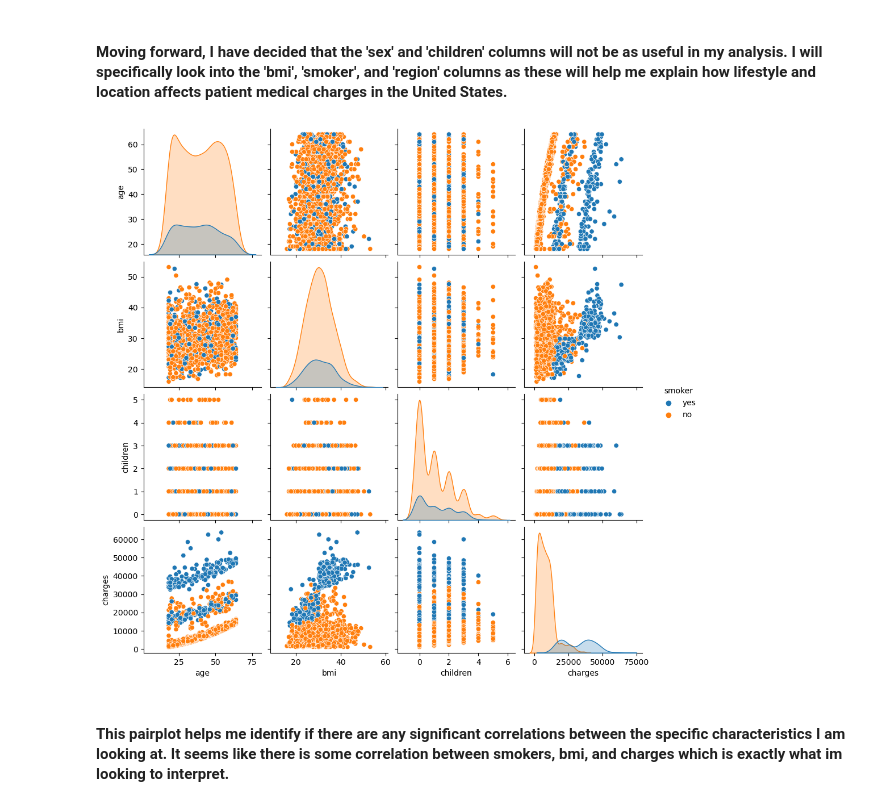
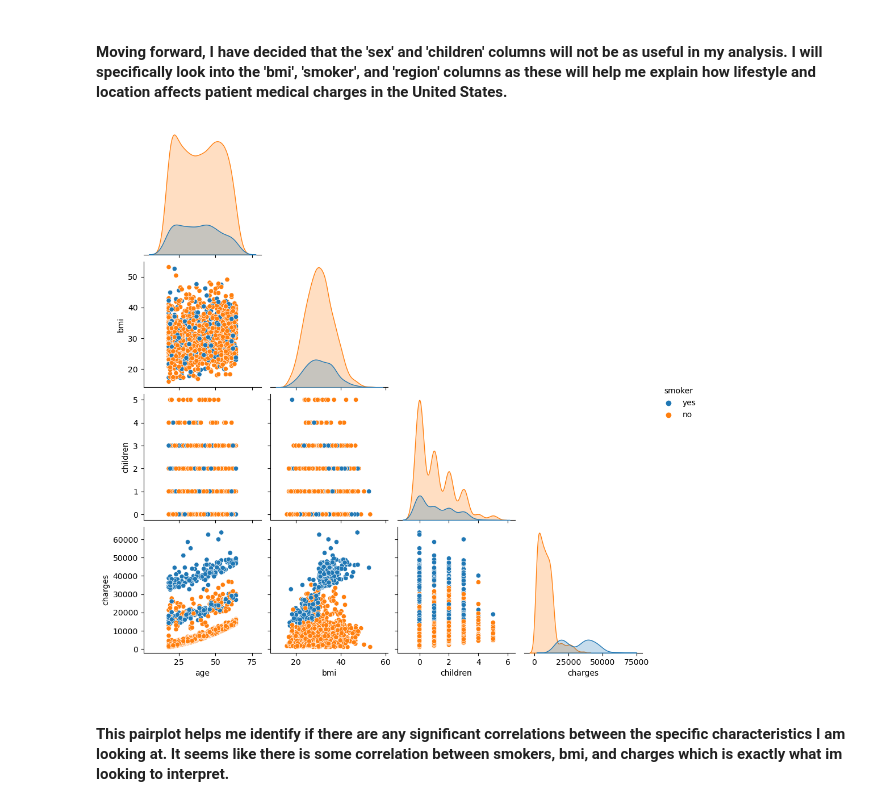
Before and after one commit to ubco-W2022T1-cosc301/project-group44, a Jupyter notebook: notebooks/analysis1.ipynb, the cells around one changed output. Drawn from its saved outputs; the diff is of its cells as text; code cells hidden in the pictures.

```diff
--- a/notebooks/analysis1.ipynb
+++ b/notebooks/analysis1.ipynb
@@ -97,10 +97,10 @@ dtype: int64
 # %% [markdown]
 #### Moving forward, I have decided that the 'sex' and 'children' columns will not be as useful in my analysis. I will specifically look into the 'bmi', 'smoker', and 'region' columns as these will help me explain how lifestyle and location affects patient medical charges in the United States.
 # %%
-sns.pairplot(data_raw, hue ='smoker')
+sns.pairplot(data_raw, hue ='smoker', corner = True)
 plt.show()
 # %% [output]
-[figure, old version]
+[figure, new version]
 # %% [markdown]
 #### This pairplot helps me identify if there are any significant correlations between the specific characteristics I am looking at. It seems like there is some correlation between smokers, bmi, and charges which is exactly what im looking to interpret.
 # %%
```
Also changed, not shown: parts of 6 cells of this notebook, 1 other file.
